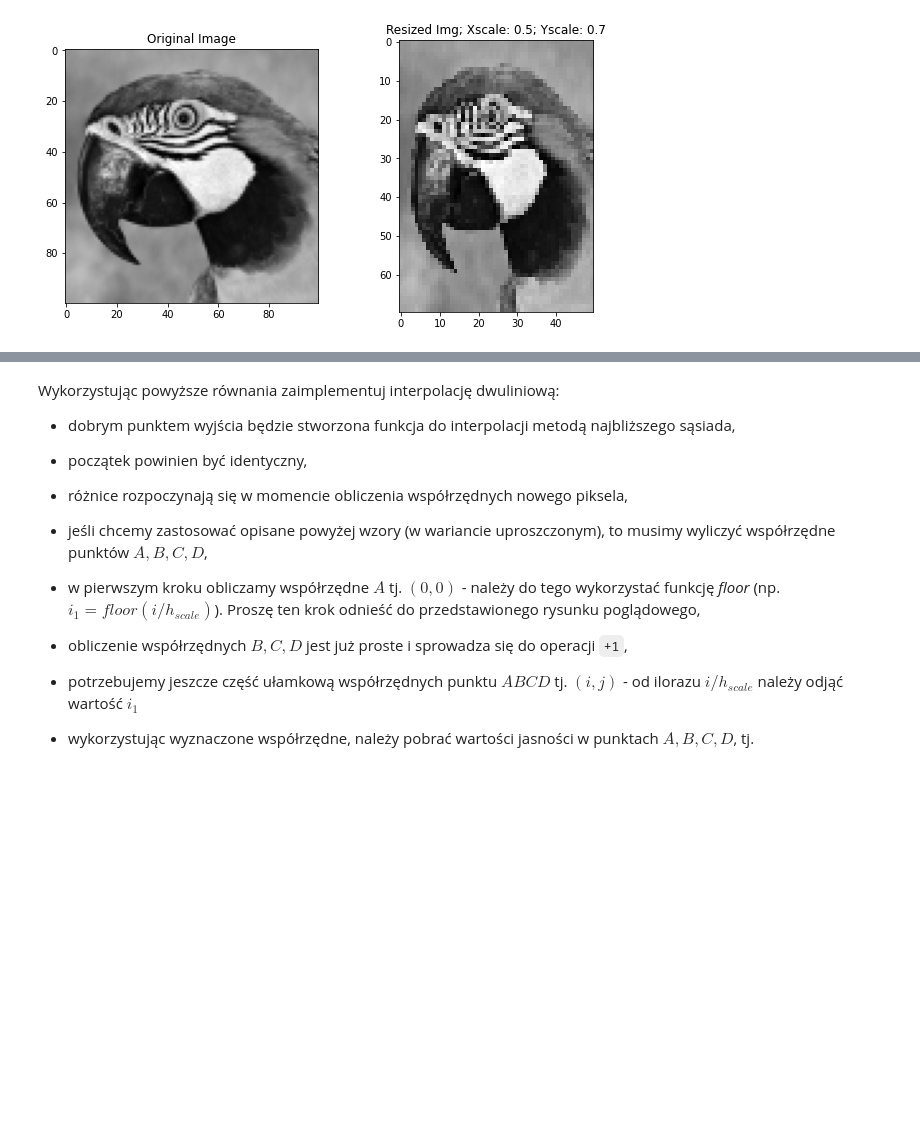
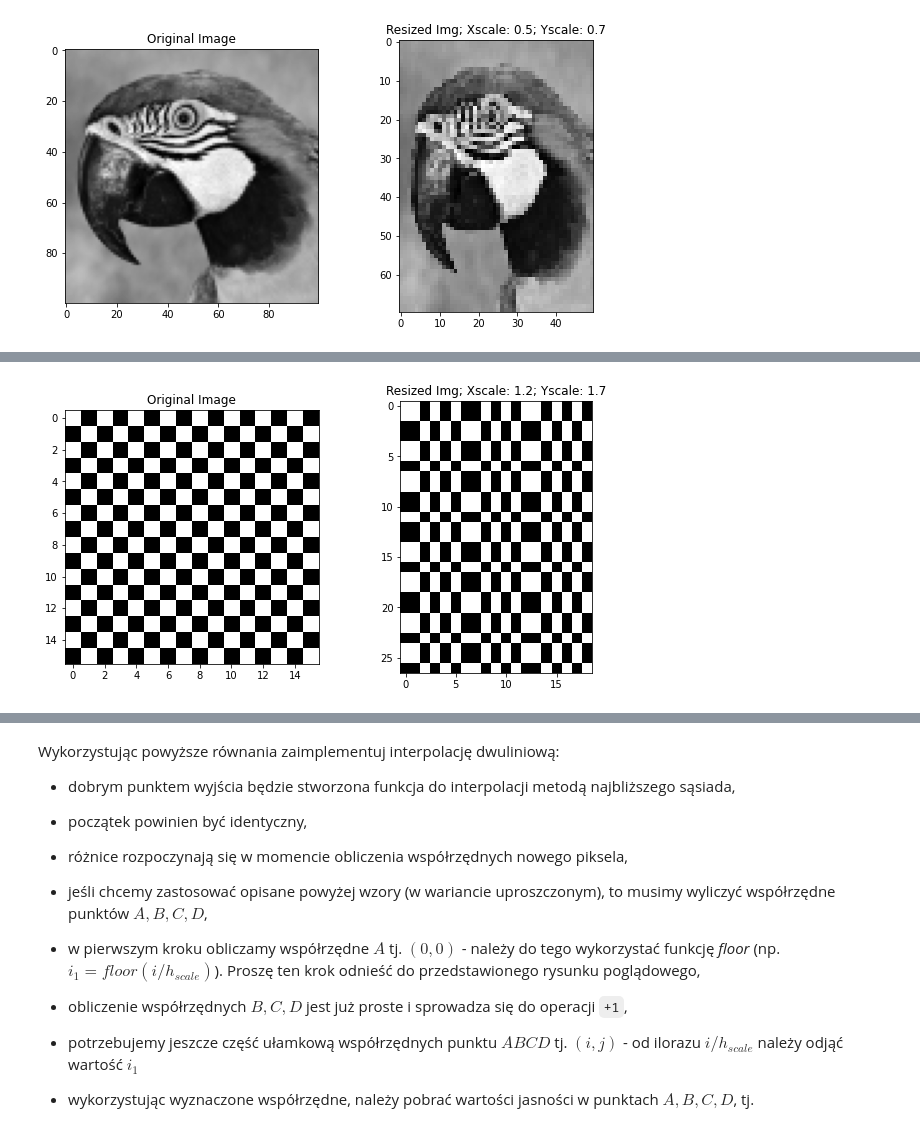
Before and after one commit to djmmatracki/ComputerVision, a Jupyter notebook: Resolution/05_resolution.ipynb, the cells around one changed output, grey strips where cells are left out. Cells and saved outputs as stored; diff of their text form; code cells hidden in the pictures; blank space fills up the shorter version.

```diff
--- a/Resolution/05_resolution.ipynb
+++ b/Resolution/05_resolution.ipynb
@@ -147,3 +152,8 @@ closestNeighbourInterpolationPlot(I, 0.5, 0.7)
+# %%
+chessboard = cv2.imread("chessboard.bmp", cv2.IMREAD_GRAYSCALE)
+closestNeighbourInterpolationPlot(chessboard, 1.2, 1.7)
+# %% [output]
+[figure, added]
 # %% [markdown]
 ## Interpolacja dwuliniowa
 
```
Also changed, not shown: parts of 8 cells of this notebook.
